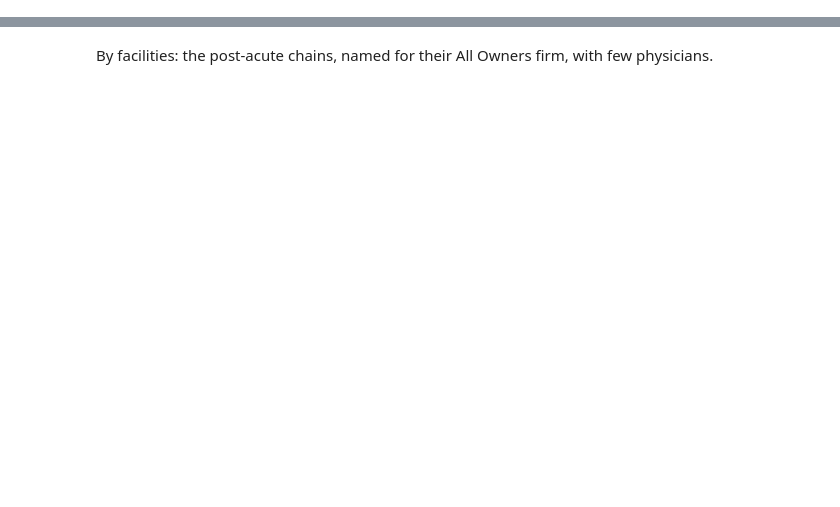
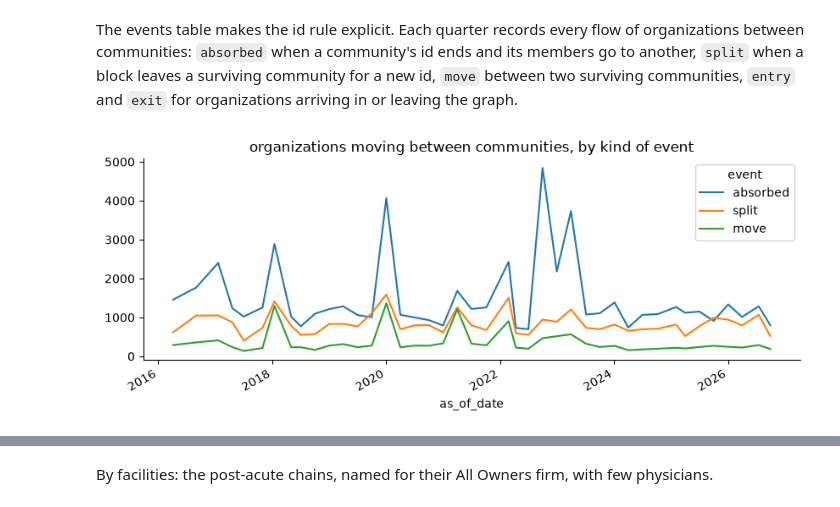
Before and after one commit to nathansutton/healthcare-ledger, a Jupyter notebook: research/provider-networks/owner_communities.ipynb, the cells around one changed output, grey strips where cells are left out. Saved outputs shown, nothing was run; the diff lists cells and outputs as text; code cells hidden in the pictures; blank space fills up the shorter version.

```diff
--- a/research/provider-networks/owner_communities.ipynb
+++ b/research/provider-networks/owner_communities.ipynb
@@ -285,0 +443,18 @@ oc_last.sort_values("physicians", ascending=False).head(15).reset_index(drop=Tru
+# %% [markdown]
+The events table makes the id rule explicit. Each quarter records every flow of organizations between communities: `absorbed` when a community's id ends and its members go to another, `split` when a block leaves a surviving community for a new id, `move` between two surviving communities, `entry` and `exit` for organizations arriving in or leaving the graph.
+# %%
+ev = con.execute("SELECT as_of_date, event, sum(n_organizations) AS organizations, count(*) AS flows FROM owner_community_event GROUP BY 1, 2 ORDER BY 1, 2").df()
+pv = ev.pivot(index="as_of_date", columns="event", values="organizations").fillna(0).astype(int)
+pv.index = pd.to_datetime(pv.index)
+pv[["absorbed", "split", "move"]].iloc[1:].plot(title="organizations moving between communities, by kind of event", figsize=(10, 3.5))
+plt.show()
+big = con.execute("""WITH q AS (SELECT as_of_date, lag(as_of_date) OVER (ORDER BY as_of_date) AS prev FROM (SELECT DISTINCT as_of_date FROM owner_community_event)),
+    named AS (SELECT community_id, name, effective_date, end_date FROM owner_community)
+    SELECT e.as_of_date, e.event, e.n_organizations, f.name AS from_name, t.name AS to_name
+    FROM owner_community_event e JOIN q USING (as_of_date)
+    LEFT JOIN named f ON f.community_id = e.from_community_id AND f.effective_date <= q.prev AND (f.end_date IS NULL OR f.end_date > q.prev)
+    LEFT JOIN named t ON t.community_id = e.to_community_id AND t.effective_date <= e.as_of_date AND (t.end_date IS NULL OR t.end_date > e.as_of_date)
+    WHERE e.event IN ('absorbed', 'split', 'move') ORDER BY e.n_organizations DESC, e.as_of_date LIMIT 15""").df()
+big
+# %% [output]
+[figure, added]
```
Also changed, not shown: parts of 59 cells of this notebook, 7 other files.
